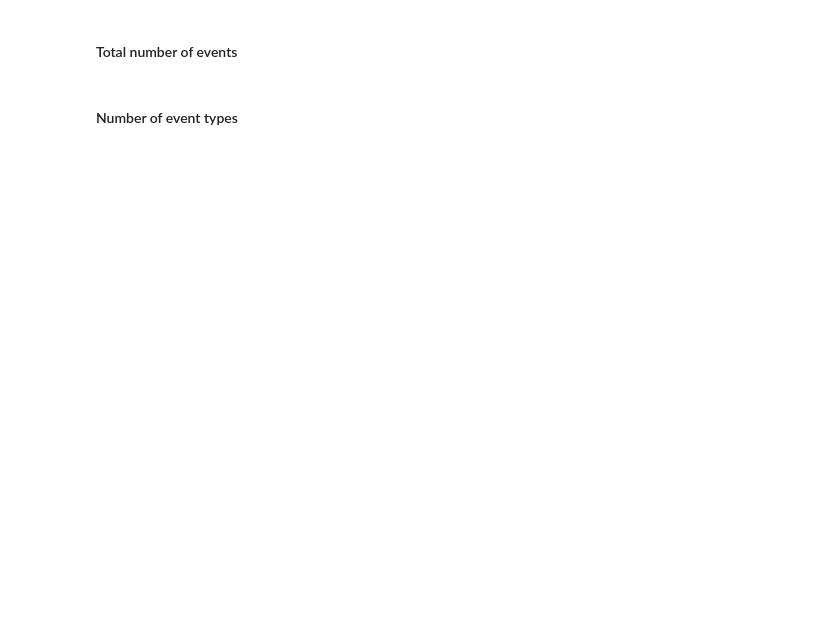
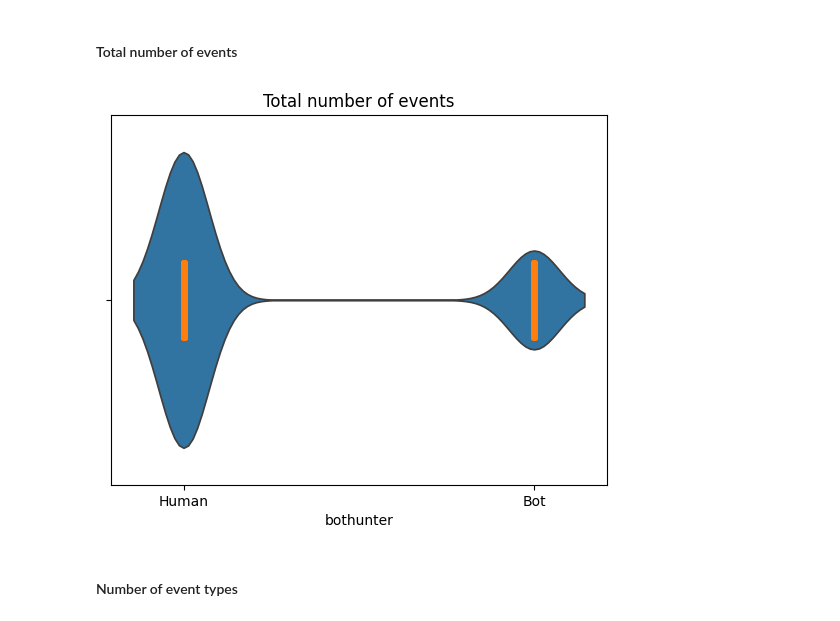
Before and after one commit to Super-JK/Software_Evolution_TP3_2024, a Jupyter notebook: TP3_template.ipynb, the cells around one changed output. Cells and saved outputs as stored; diff of their text form; code cells hidden in the pictures; blank space fills up the shorter version.

```diff
--- a/TP3_template.ipynb
+++ b/TP3_template.ipynb
@@ -600,3 +687,18 @@ df_medians.pivot(index='type', columns='event_group', values='median')#.reset_in
 #### Use shapiro from scipy.stats to perform this test (https://docs.scipy.org/doc/scipy/reference/generated/scipy.stats.shapiro.html)
 # %%
 # YOUR CODE BELOW
+# %%
+for eg in mtdf['event_group'].unique():
+    data = mtdf[mtdf['event_group'] == eg]['value']
+    stat, p_value = shapiro(data)
+
+    print(f"Event Group: {eg}")
+    print(f"Shapiro-Wilk Test Statistic: {stat:.4f}")
+    print(f"P-value: {p_value:.4f}")
+
+    if p_value < 0.05:
+        print("Reject the null hypothesis: The data does not follow a normal distribution.")
+    else:
+        print("Fail to reject the null hypothesis: The data follows a normal distribution.")
+
+    print()
@@ -633,3 +816,20 @@ You can pass the following arguments to mannwhitneyu from scipy.stats - (method=
 2. Write a function that you will use for all the seaborn plots. This way you can reduce duplication and update it easily.
 # %%
 # YOUR CODE BELOW - function for seaborn plot
+mdf = pd.merge(edf, df, on='contributor', how='inner')
+
+def create_violinplot(data, x, y, hue, title):
+    sns.violinplot(data=data, x=x, y=y, hue=hue, inner=None)
+    sns.stripplot(data=data, x=x, y=y, hue=hue, dodge=True, alpha=0.5)
+    plt.title(title)
+    plt.show()
+
+def plot_mean_events(data, title):
+    sns.violinplot(data=data, inner=None)
+    sns.stripplot(data=data, dodge=True, alpha=0.5)
+    plt.title(title)
+    plt.xlabel('Event Type/Group')
+    plt.ylabel('Mean number of events')
+    plt.xticks(rotation=45, ha='right')
+    plt.show()
+mdf
@@ -637,6 +851,10 @@ You can pass the following arguments to mannwhitneyu from scipy.stats - (method=
 #### Total number of events
 # %%
 # YOUR CODE BELOW
+total_events = mdf.groupby('contributor').size()
+create_violinplot(mdf, 'bothunter', total_events.name, None, 'Total number of events')
+# %% [output]
+[figure, added]
 # %% [markdown]
 #### Number of event types
 # %%
```
Also changed, not shown: parts of 23 cells of this notebook.
